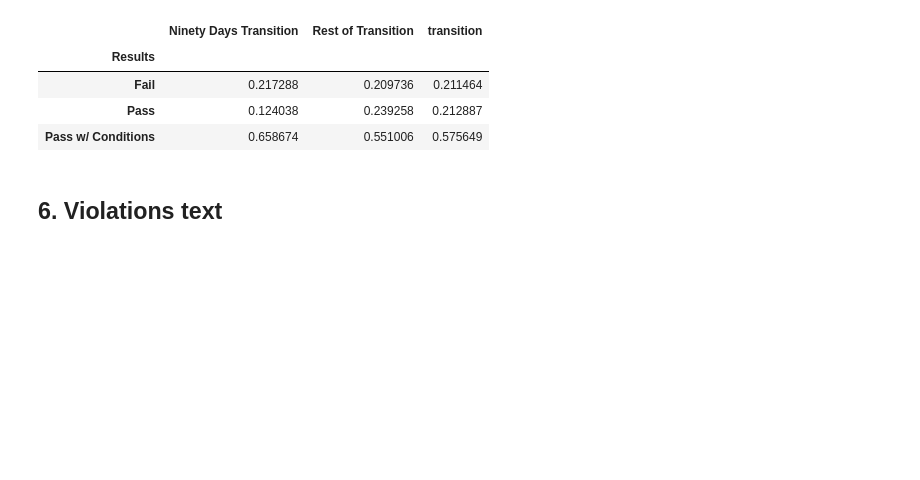
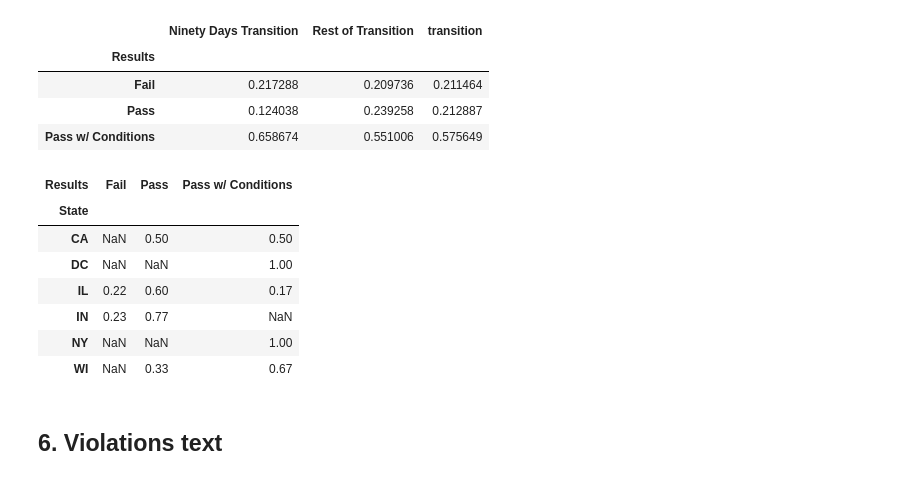
Before and after one commit to maram-06/DataScience, a Jupyter notebook: Task1_First_Look.ipynb, the cells around one changed output. Saved outputs shown, nothing was run; the diff lists cells and outputs as text; code cells hidden in the pictures; blank space fills up the shorter version.

```diff
--- a/Task1_First_Look.ipynb
+++ b/Task1_First_Look.ipynb
@@ -317,6 +323,17 @@ comparison = pd.DataFrame({"Before Transition": real[real['Period'] == 'Pre']['R
                           "Full Transition": real[real['Period'] == 'Transition']['Results'].value_counts(normalize=True),
                           "After Transition": real[real['Period'] == 'Post']['Results'].value_counts(normalize=True)})
 # comparison.transpose().plot.bar(stacked=True, figsize=(12, 6))
+# %%
+real.groupby('State')['Results'].value_counts(normalize=True).unstack().round(2)
+# %% [output]
+| Results | Fail | Pass | Pass w/ Conditions |
+| State |  |  |  |
+| CA | NaN | 0.50 | 0.50 |
+| DC | NaN | NaN | 1.00 |
+| IL | 0.22 | 0.60 | 0.17 |
+| IN | 0.23 | 0.77 | NaN |
+| NY | NaN | NaN | 1.00 |
+| WI | NaN | 0.33 | 0.67 |
 # %% [markdown]
 ## 6. Violations text
 # %%
```
Also changed, not shown: parts of 1 cell of this notebook, 2 other files.
